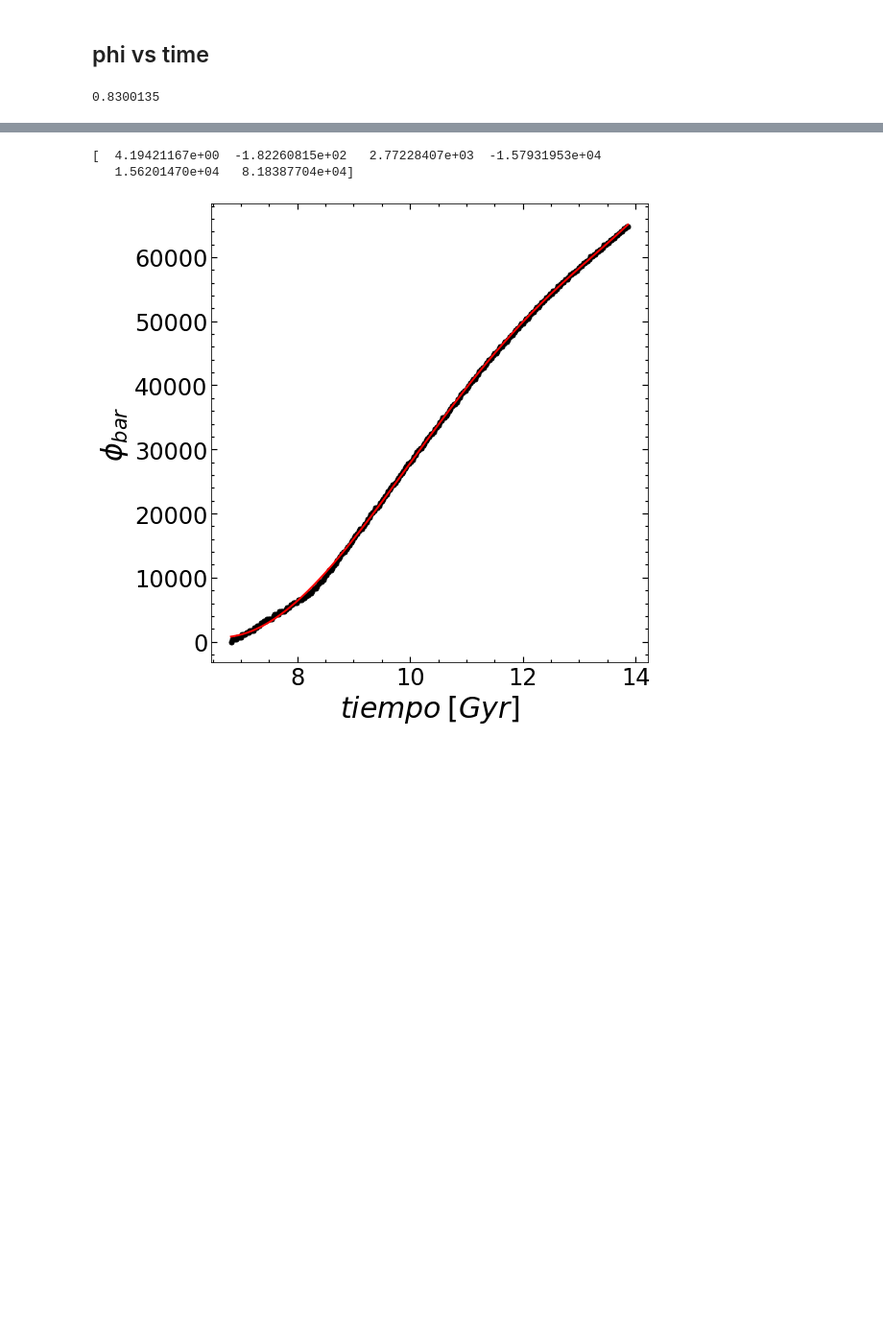
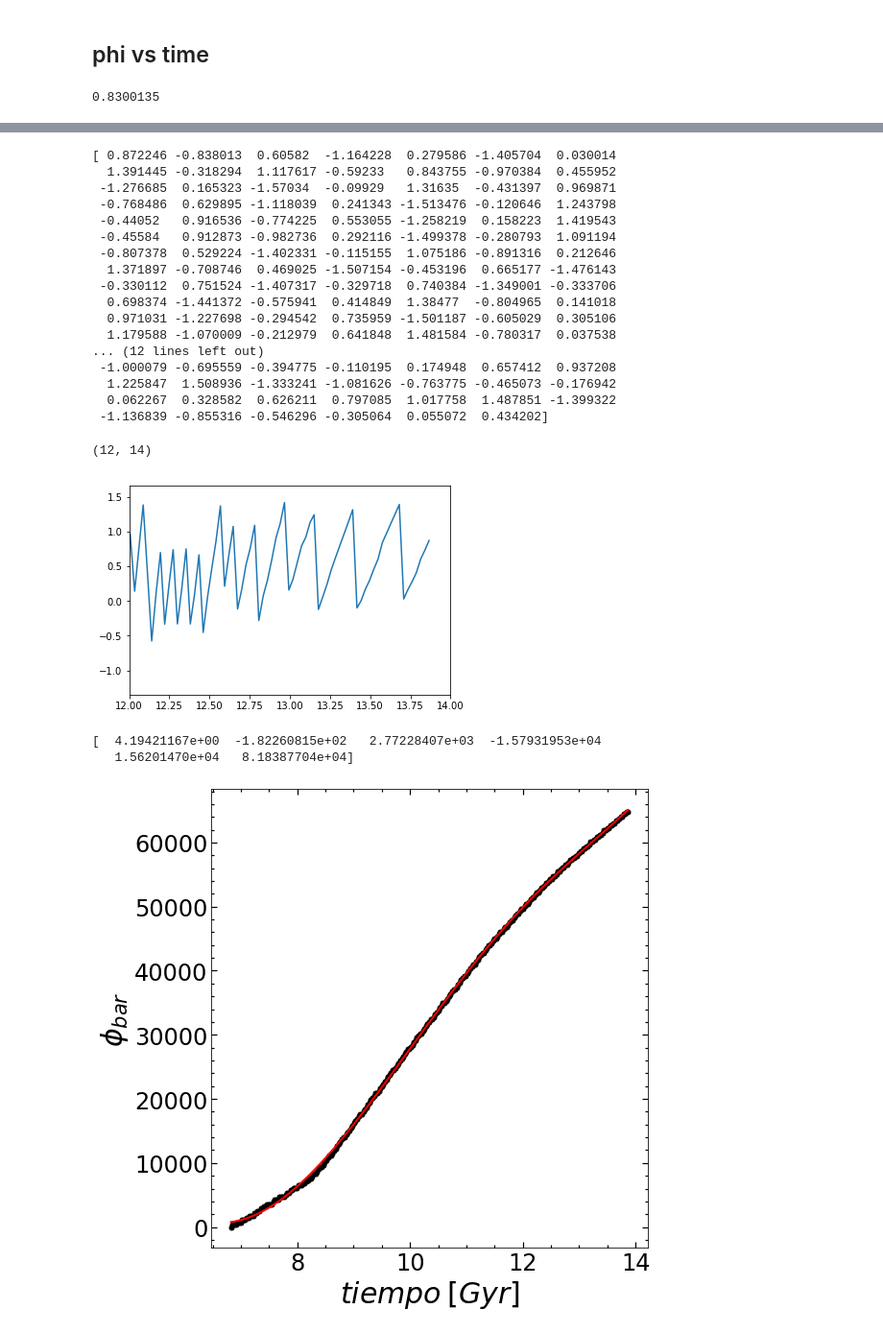
Before and after one commit to ornemarioni/Barras_GdGs, a Jupyter notebook: Barras_Gd/programs/A2maxvstime_simulaciones.ipynb, the cells around one changed output, grey strips where cells are left out. Shown at 96% size. Cells and saved outputs as stored; diff of their text form; code cells hidden in the pictures; blank space fills up the shorter version.

```diff
--- a/Barras_Gd/programs/A2maxvstime_simulaciones.ipynb
+++ b/Barras_Gd/programs/A2maxvstime_simulaciones.ipynb
@@ -463 +470,38 @@ plt.show()
+# %%
+phicum = np.zeros(len(phim_M31gd1))
+phicum[0]= phim_M31gd1[0]
+print phim_M31gd1
+
+for i in range(1,len(phim_M31gd1)):
+#     print phicum[i-1]
+    aux = abs(phim_M31gd1[i]-phicum[i-1])
+    if aux > np.pi/2.:
+        phicum[i] = np.pi/2.+phim_M31gd1[i]
+    else:
+        phicum[i] = phim_M31gd1[i]
+#     print phicum[i]
+
+
+plt.plot(time_M31gd1, phicum)
+plt.xlim(12,14)
+# %% [output]
+[ 0.872246 -0.838013  0.60582  -1.164228  0.279586 -1.405704  0.030014
+  1.391445 -0.318294  1.117617 -0.59233   0.843755 -0.970384  0.455952
+ -1.276685  0.165323 -1.57034  -0.09929   1.31635  -0.431397  0.969871
+ -0.768486  0.629895 -1.118039  0.241343 -1.513476 -0.120646  1.243798
+ -0.44052   0.916536 -0.774225  0.553055 -1.258219  0.158223  1.419543
+ -0.45584   0.912873 -0.982736  0.292116 -1.499378 -0.280793  1.091194
+ -0.807378  0.529224 -1.402331 -0.115155  1.075186 -0.891316  0.212646
+  1.371897 -0.708746  0.469025 -1.507154 -0.453196  0.665177 -1.476143
+ -0.330112  0.751524 -1.407317 -0.329718  0.740384 -1.349001 -0.333706
+  0.698374 -1.441372 -0.575941  0.414849  1.38477  -0.804965  0.141018
+  0.971031 -1.227698 -0.294542  0.735959 -1.501187 -0.605029  0.305106
+  1.179588 -1.070009 -0.212979  0.641848  1.481584 -0.780317  0.037538
+... (12 lines left out)
+ -1.000079 -0.695559 -0.394775 -0.110195  0.174948  0.657412  0.937208
+  1.225847  1.508936 -1.333241 -1.081626 -0.763775 -0.465073 -0.176942
+  0.062267  0.328582  0.626211  0.797085  1.017758  1.487851 -1.399322
+ -1.136839 -0.855316 -0.546296 -0.305064  0.055072  0.434202]
+(12, 14)
+[figure, added]
 # %%
```
Also changed, not shown: parts of 4 cells of this notebook, 4 other files.
